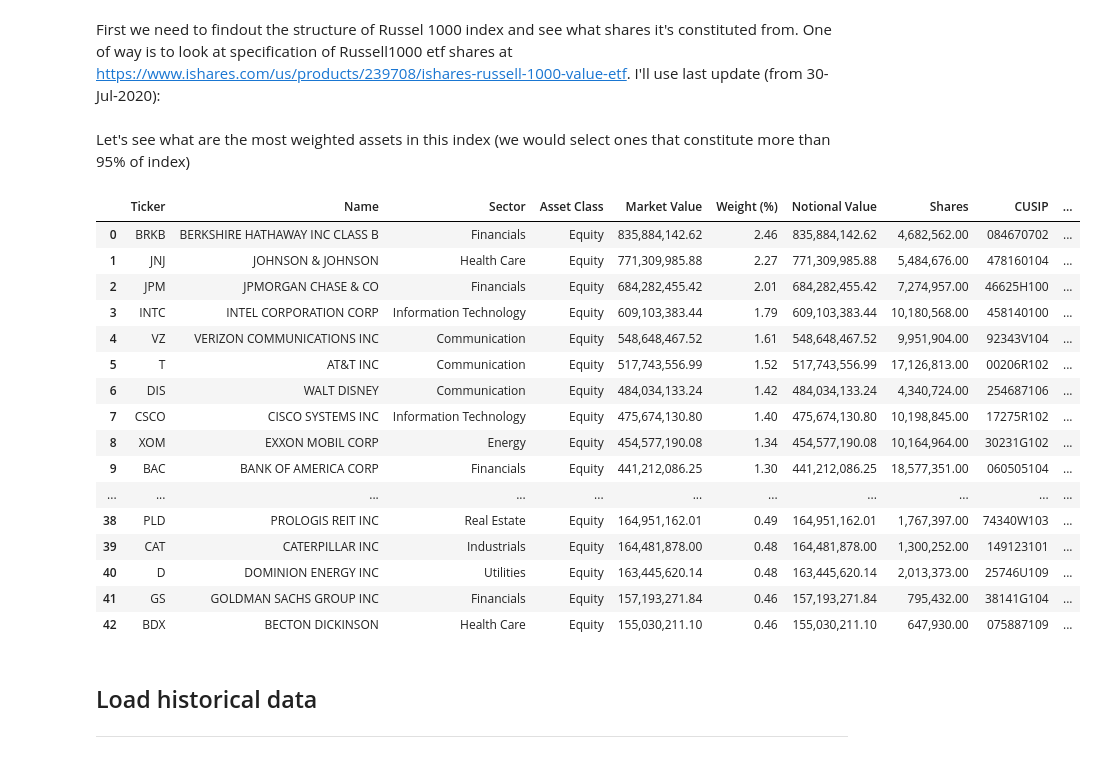
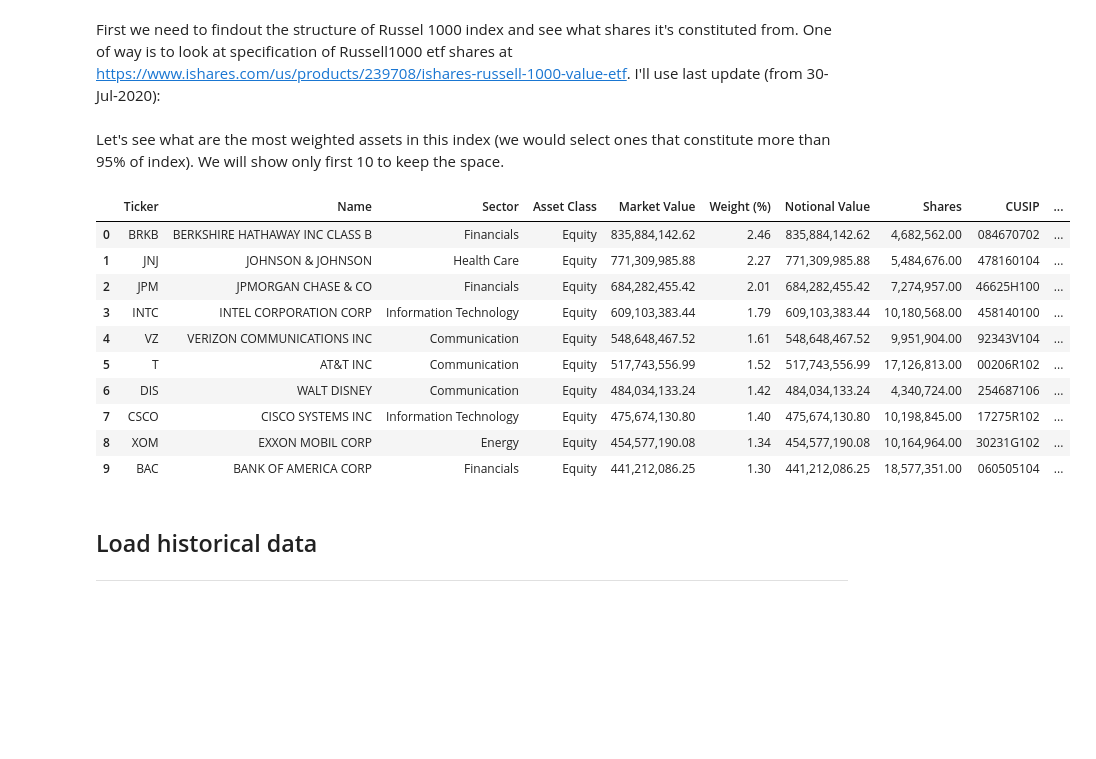
Before and after one commit to dmarienko/QuantTradingResearch, a Jupyter notebook: models/2. Russel Index Tracking.ipynb, the cells around one changed output. Drawn from its saved outputs; the diff is of its cells as text; code cells hidden in the pictures; blank space fills up the shorter version.

Commit message:
Russel1000 index review / 2

```diff
--- a/models/2. Russel Index Tracking.ipynb
+++ b/models/2. Russel Index Tracking.ipynb
@@ -35,27 +35,21 @@ First we need to findout the structure of Russel 1000 index and see what shares
 holdings = pd.read_csv('../data/30-06-2020.csv', sep=';').dropna()
 holdings = holdings.sort_values('Weight (%)', ascending=False)
 # %% [markdown]
-Let's see what are the most weighted assets in this index (we would select ones that constitute more than 95% of index)
+Let's see what are the most weighted assets in this index (we would select ones that constitute more than 95% of index). We will show only first 10 to keep the space.
 # %%
-holdings[holdings['Weight (%)'] > np.percentile(holdings['Weight (%)'], 95)]
+holdings[holdings['Weight (%)'] > np.percentile(holdings['Weight (%)'], 95)].head(10)
 # %% [output]
 |  | Ticker | Name | Sector | Asset Class | Market Value | Weight (%) | Notional Value | Shares | CUSIP | ... |
 | 0 | BRKB | BERKSHIRE HATHAWAY INC CLASS B | Financials | Equity | 835,884,142.62 | 2.46 | 835,884,142.62 | 4,682,562.00 | 084670702 | ... |
 | 1 | JNJ | JOHNSON & JOHNSON | Health Care | Equity | 771,309,985.88 | 2.27 | 771,309,985.88 | 5,484,676.00 | 478160104 | ... |
 | 2 | JPM | JPMORGAN CHASE & CO | Financials | Equity | 684,282,455.42 | 2.01 | 684,282,455.42 | 7,274,957.00 | 46625H100 | ... |
 | 3 | INTC | INTEL CORPORATION CORP | Information Technology | Equity | 609,103,383.44 | 1.79 | 609,103,383.44 | 10,180,568.00 | 458140100 | ... |
 | 4 | VZ | VERIZON COMMUNICATIONS INC | Communication | Equity | 548,648,467.52 | 1.61 | 548,648,467.52 | 9,951,904.00 | 92343V104 | ... |
 | 5 | T | AT&T INC | Communication | Equity | 517,743,556.99 | 1.52 | 517,743,556.99 | 17,126,813.00 | 00206R102 | ... |
 | 6 | DIS | WALT DISNEY | Communication | Equity | 484,034,133.24 | 1.42 | 484,034,133.24 | 4,340,724.00 | 254687106 | ... |
 | 7 | CSCO | CISCO SYSTEMS INC | Information Technology | Equity | 475,674,130.80 | 1.40 | 475,674,130.80 | 10,198,845.00 | 17275R102 | ... |
 | 8 | XOM | EXXON MOBIL CORP | Energy | Equity | 454,577,190.08 | 1.34 | 454,577,190.08 | 10,164,964.00 | 30231G102 | ... |
 | 9 | BAC | BANK OF AMERICA CORP | Financials | Equity | 441,212,086.25 | 1.30 | 441,212,086.25 | 18,577,351.00 | 060505104 | ... |
-| ... | ... | ... | ... | ... | ... | ... | ... | ... | ... | ... |
-| 38 | PLD | PROLOGIS REIT INC | Real Estate | Equity | 164,951,162.01 | 0.49 | 164,951,162.01 | 1,767,397.00 | 74340W103 | ... |
-| 39 | CAT | CATERPILLAR INC | Industrials | Equity | 164,481,878.00 | 0.48 | 164,481,878.00 | 1,300,252.00 | 149123101 | ... |
-| 40 | D | DOMINION ENERGY INC | Utilities | Equity | 163,445,620.14 | 0.48 | 163,445,620.14 | 2,013,373.00 | 25746U109 | ... |
-| 41 | GS | GOLDMAN SACHS GROUP INC | Financials | Equity | 157,193,271.84 | 0.46 | 157,193,271.84 | 795,432.00 | 38141G104 | ... |
-| 42 | BDX | BECTON DICKINSON | Health Care | Equity | 155,030,211.10 | 0.46 | 155,030,211.10 | 647,930.00 | 075887109 | ... |
 # %% [markdown]
 ## Load historical data
 <hr/>
```
Also changed, not shown: parts of 3 cells of this notebook.
